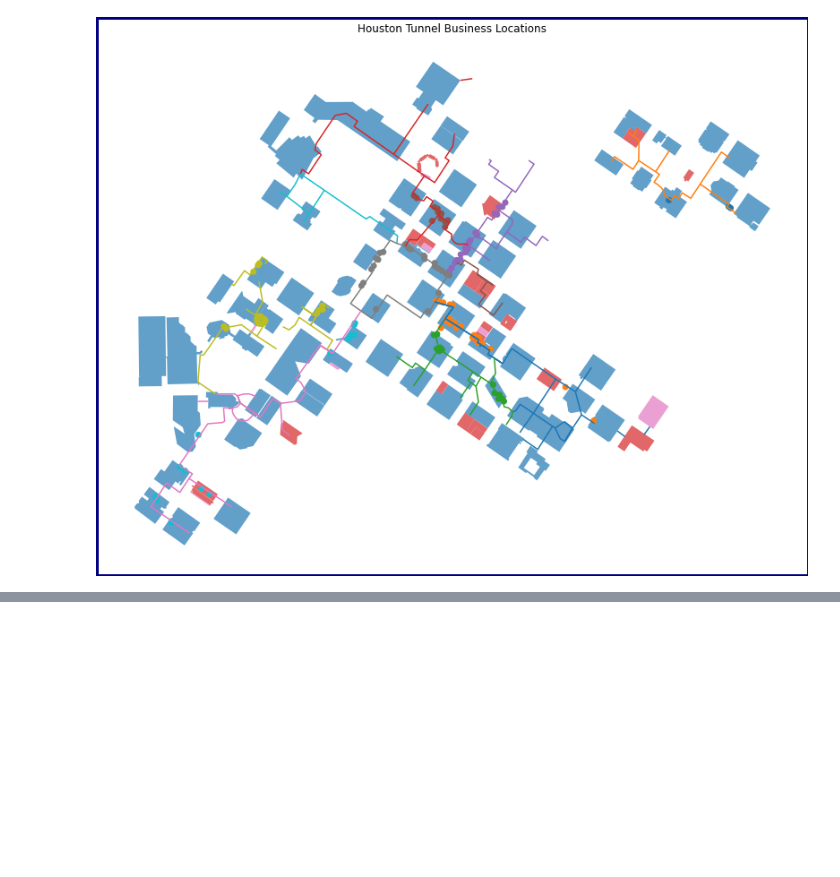
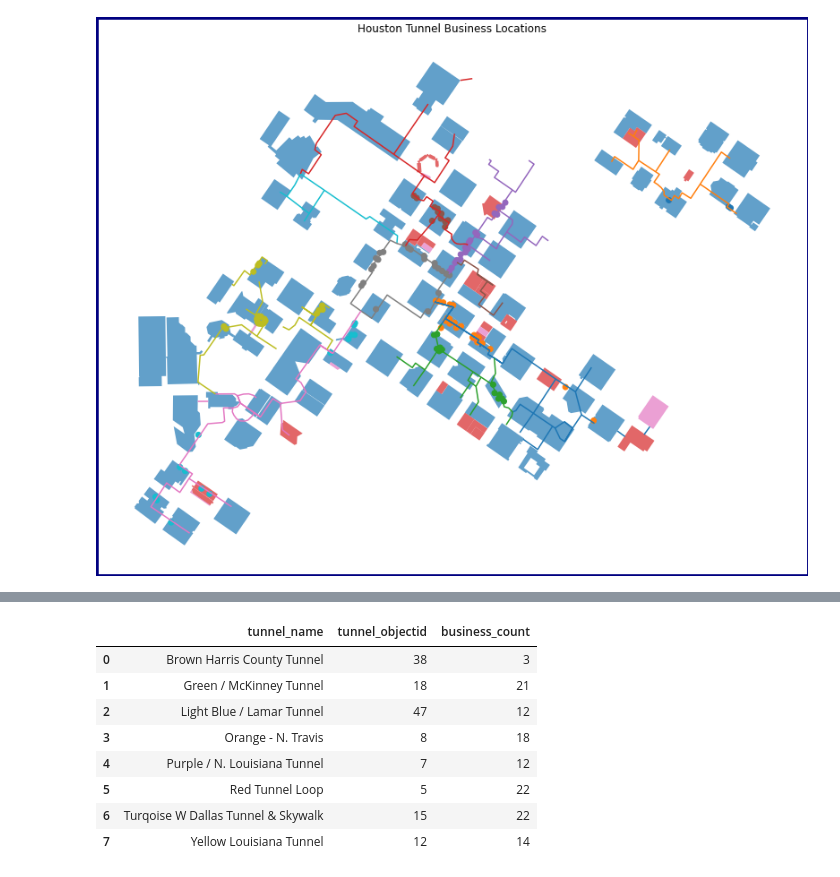
Before and after one commit to jorgegarcia1396/houston-tunnel-mapping, a Jupyter notebook: tunnels-eda.ipynb, the cells around one changed output, grey strips where cells are left out. Saved outputs shown, nothing was run; the diff lists cells and outputs as text; code cells hidden in the pictures; blank space fills up the shorter version.

```diff
--- a/tunnels-eda.ipynb
+++ b/tunnels-eda.ipynb
@@ -174,0 +192,36 @@ plt.show()
+# %%
+def map_tunnel_objectid(nm):
+    obj_id = 0
+    if nm.find('Green') >= 0:
+        obj_id = tunnels[tunnels['name'].str.contains('McKinney')]['objectid'].min()
+    elif nm.find('Orange') >= 0:
+        obj_id = tunnels[tunnels['name'].str.contains('Travis')]['objectid'].min()
+    elif nm.find('Yellow') >= 0:
+        obj_id = tunnels[tunnels['name'].str.contains('S. Louisiana')]['objectid'].min()
+    elif nm.find('Purple') >= 0:
+        obj_id = tunnels[tunnels['name'].str.contains('N. Louisiana')]['objectid'].min()
+    elif nm.find('Light Blue') >= 0:
+        obj_id = tunnels[tunnels['name'].str.contains('Lamar')]['objectid'].min()
+    elif nm.find('Red Tunnel') >= 0:
+        obj_id = tunnels[tunnels['name'].str.contains('Tunnel Loop')]['objectid'].min()
+    elif nm.find('Brown') >= 0:
+        obj_id = tunnels[tunnels['name'].str.contains('Harris')]['objectid'].min()
+    elif nm.find('Turqoise') >= 0:
+        obj_id = tunnels[tunnels['name'].str.contains('Dallas')]['objectid'].min()
+    return obj_id
+
+business['tunnel_objectid'] = business['tunnel_name'].apply(lambda n : map_tunnel_objectid(n))
+business.groupby(['tunnel_name', 'tunnel_objectid']) \
+    .agg({'objectid':'count'}) \
+    .rename(columns={'objectid':'business_count'}) \
+    .reset_index()
+# %% [output]
+|  | tunnel_name | tunnel_objectid | business_count |
+| 0 | Brown Harris County Tunnel | 38 | 3 |
+| 1 | Green / McKinney Tunnel | 18 | 21 |
+| 2 | Light Blue / Lamar Tunnel | 47 | 12 |
+| 3 | Orange - N. Travis | 8 | 18 |
+| 4 | Purple / N. Louisiana Tunnel | 7 | 12 |
+| 5 | Red Tunnel Loop | 5 | 22 |
+| 6 | Turqoise W Dallas Tunnel & Skywalk | 15 | 22 |
+| 7 | Yellow Louisiana Tunnel | 12 | 14 |
```
Also changed, not shown: parts of 3 cells of this notebook.
